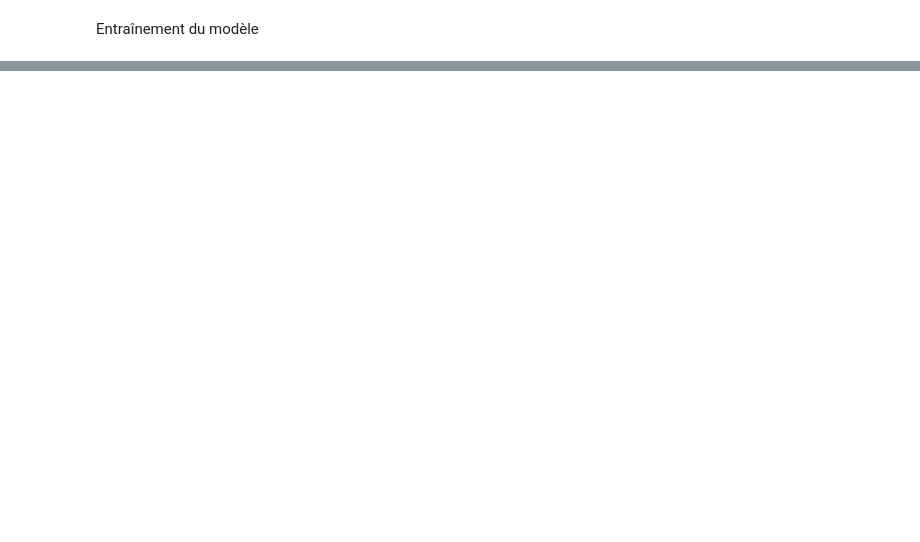
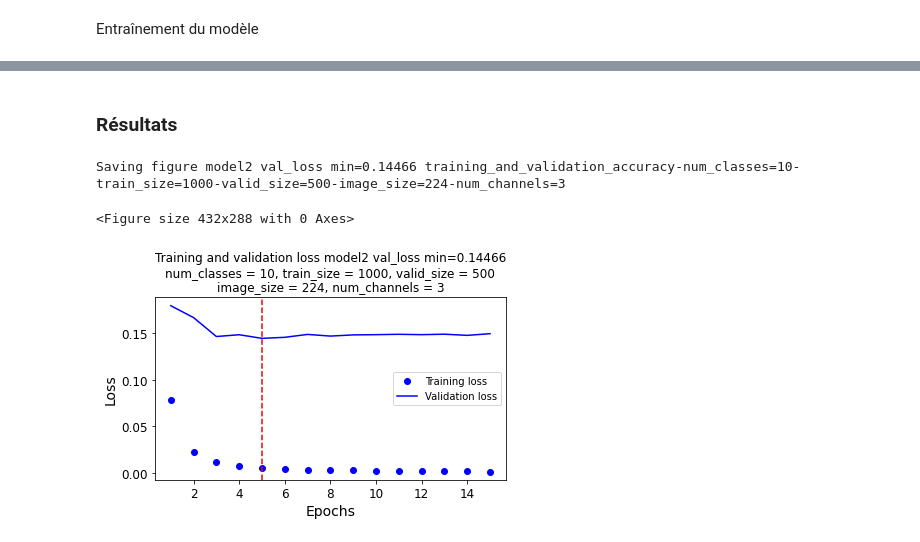
Before and after one commit to fedecabre/P6_Classez_des_images, a Jupyter notebook: notebooks/P6_01_notebook.ipynb, the cells around one changed output, grey strips where cells are left out. Cells and saved outputs as stored; diff of their text form; code cells hidden in the pictures; blank space fills up the shorter version.

Commit message:
ajout de metrics et graphs

```diff
--- a/notebooks/P6_01_notebook.ipynb
+++ b/notebooks/P6_01_notebook.ipynb
@@ -232,3 +273,10 @@ def f1_m(y_true, y_pred):
     precision = precision_m(y_true, y_pred)
     recall = recall_m(y_true, y_pred)
     return 2*((precision*recall)/(precision+recall+K.epsilon()))
+# %%
+def min_loss_max_acc(model_info):
+    loss_min = min(model_info.history['val_loss'])
+    loss_min_epoch = model_info.history['val_loss'].index(loss_min)+1
+    acc_max = max(model_info.history['val_accuracy'])
+    acc_max_epoch = model_info.history['val_accuracy'].index(acc_max)+1
+    return np.round(loss_min,decimals=5), loss_min_epoch, np.round(acc_max,decimals=5), acc_max_epoch
@@ -237,22 +354,33 @@ def f1_m(y_true, y_pred):
 # %%
 import matplotlib.pyplot as plt
 
-def plot_loss(model_info,loss_min):
+def plot_loss(model_info,graph_name,loss_min,tight_layout=True, fig_extension="png", resolution=300):
     loss = model_info.history['loss']
     val_loss = model_info.history['val_loss']
 
     epochs = range(1, len(loss) + 1)
-
+    plt.clf()
     fig = plt.figure()
     fig.patch.set_facecolor('w')
     plt.plot(epochs, loss, 'bo', label='Training loss')
     plt.plot(epochs, val_loss, 'b', label='Validation loss')
-    plt.title('Training and validation loss')
+    plt.title('Training and validation loss '+ graph_name+'\n'
+              "num_classes = " + str(num_classes) +
+              ", train_size = " + str(train_size) +
+              ", valid_size = " + str(valid_size) + '\n'
+              "image_size = " + str(image_size) +
+              ", num_channels = " + str(num_channels))
     plt.xlabel('Epochs')
     plt.ylabel('Loss')
     plt.legend()
     plt.axvline(x=loss_min,color='red',linestyle='--')
-
+    fig_id=(graph_name + ' training_and_validation_accuracy'+
+              "-num_classes=" + str(num_classes) +
+              "-train_size=" + str(train_size) +
+              "-valid_size=" + str(valid_size) +
+              "-image_size=" + str(image_size) +
+              "-num_channels=" + str(num_channels))
+    save_fig(fig_id, tight_layout, fig_extension, resolution)
     plt.show()
 # %%
 plt.clf()   # clear figure
@@ -342,0 +500,9 @@ plot_accuracy(model_info,acc_max=7)
+# %% [markdown]
+### Résultats
+# %%
+loss_min, loss_min_epoch, _, _ = min_loss_max_acc(model2_info)
+plot_loss(model2_info,'model2 val_loss min='+str(loss_min),loss_min=loss_min_epoch)
+# %% [output]
+Saving figure model2 val_loss min=0.14466 training_and_validation_accuracy-num_classes=10-train_size=1000-valid_size=500-image_size=224-num_channels=3
+<Figure size 432x288 with 0 Axes>
+[figure, added]
```
Also changed, not shown: parts of 38 cells of this notebook.
